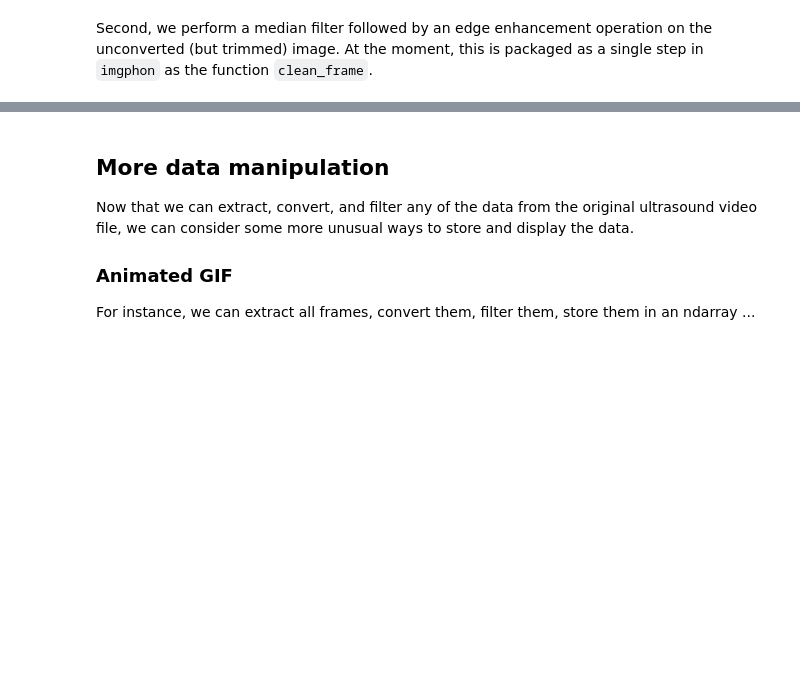
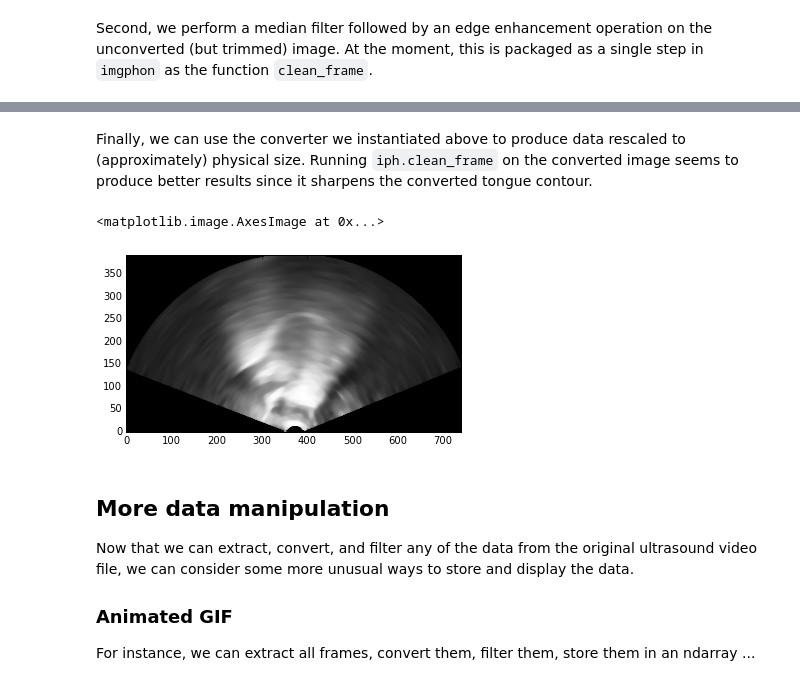
Before and after one commit to mfaytak/imgphon, a Jupyter notebook: echob-data-demo.ipynb, the cells around one changed output, grey strips where cells are left out. Cells and saved outputs as stored; diff of their text form; code cells hidden in the pictures; blank space fills up the shorter version.

```diff
--- a/echob-data-demo.ipynb
+++ b/echob-data-demo.ipynb
@@ -151,3 +152,12 @@ plt.show()
+# %% [markdown]
+Finally, we can use the converter we instantiated above to produce data rescaled to (approximately) physical size. Running `iph.clean_frame` on the converted image seems to produce better results since it sharpens the converted tongue contour.
+# %%
+fan = conv.convert(np.flipud(diff))
+cleaned = iph.clean_frame(fan, median_radius=10, log_sigma=6)
+plt.imshow(cleaned, cmap="Greys_r", origin="lower")
+# %% [output]
+<matplotlib.image.AxesImage at 0x...>
+[figure, added]
 # %% [markdown]
 ## More data manipulation
 
```
Also changed, not shown: parts of 6 cells of this notebook, 5 other files.
